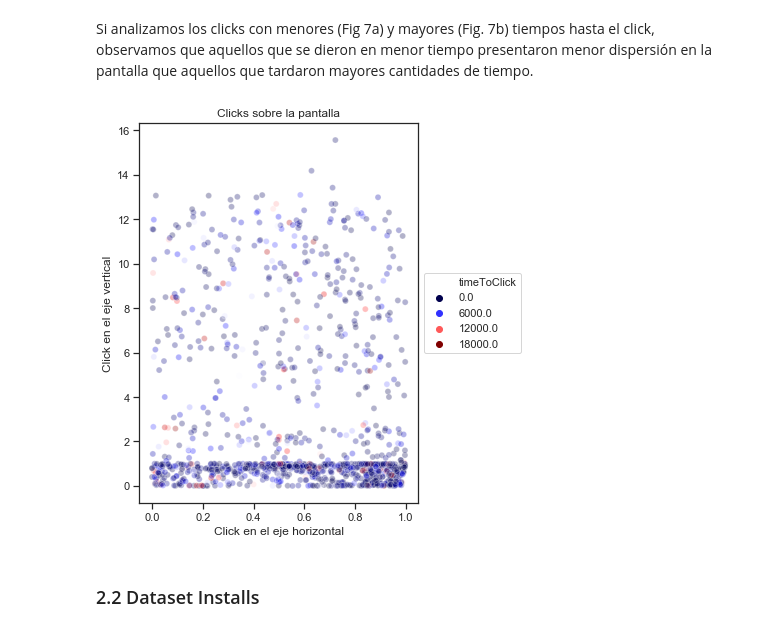
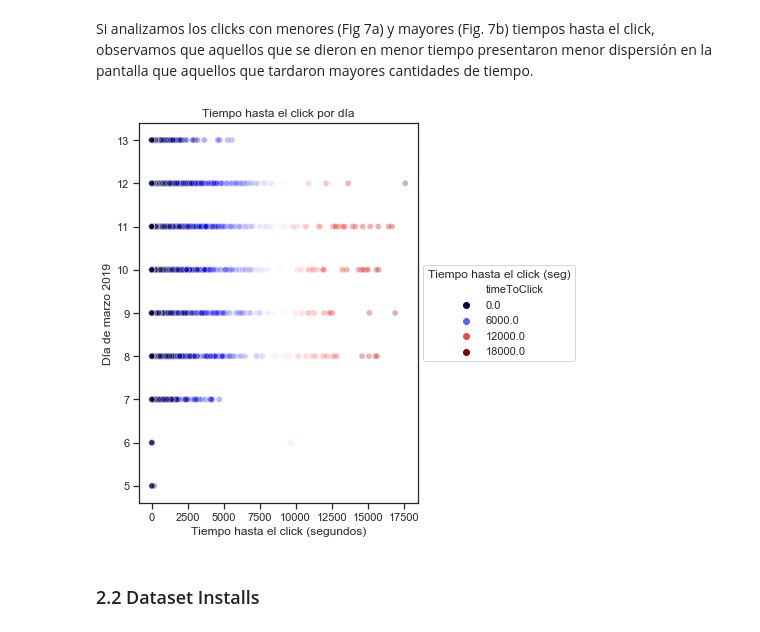
Before and after one commit to flor14/Organizacion_de_datos_2019, a Jupyter notebook: Tp1_datos.ipynb, the cells around one changed output. Drawn from its saved outputs; the diff is of its cells as text; code cells hidden in the pictures.

```diff
--- a/Tp1_datos.ipynb
+++ b/Tp1_datos.ipynb
@@ -478,43 +484,39 @@ Si analizamos los clicks con menores (Fig 7a) y mayores (Fig. 7b) tiempos hasta
 # %%
 # Gráfico de puntos
 
 import numpy as np
 import matplotlib.pyplot as plt
 import seaborn as sns
 
 # estilo
 sns.set_style("ticks")
 
-# Limito el dataset a valores hasta el quatil 90 de los datos
-clicks_q90 = clicks[clicks["timeToClick"]>clicks["timeToClick"].quantile(0.95)]
-#clicks_q90 = clicks[clicks["touchY"]>3]
-
 # Inicio figura
 fig = plt.figure()
-sns.scatterplot(x = "touchX",
-                y = "touchY",
+sns.scatterplot(x = "timeToClick",
+                y = "dia",
                 hue = "timeToClick",
                 alpha = 0.3,
                 palette="seismic",
-                data = clicks_q90)
+                data = clicks)
 
 # titulo
-plt.title('Clicks sobre la pantalla')
+plt.title('Tiempo hasta el click por día')
 
 # titulos del eje
-plt.xlabel('Click en el eje horizontal')
-plt.ylabel('Click en el eje vertical')
+plt.xlabel('Tiempo hasta el click (segundos)')
+plt.ylabel('Día de marzo 2019')
 
 # saco leyenda de dentro del gráfico
-plt.legend(loc='center left', bbox_to_anchor=(1, 0.5))
+plt.legend(loc='center left', bbox_to_anchor=(1, 0.5)).set_title("Tiempo hasta el click (seg)")
 
 # cambio el tamaño del gráfico
 fig.set_size_inches(5, 7, forward=True)
 
 # guardo el gráfico
-fig.savefig("clicks_touchXY_timetoclick_c95%.png", dpi=fig.dpi, bbox_inches='tight')
+fig.savefig("clicks_touchXY_timetoclick.png", dpi=fig.dpi, bbox_inches='tight')
 # %% [output]
-[figure, old version]
+[figure, new version]
 # %% [markdown]
 ### 2.2 Dataset Installs
 # %% [markdown]
```
Also changed, not shown: parts of 3 cells of this notebook.
